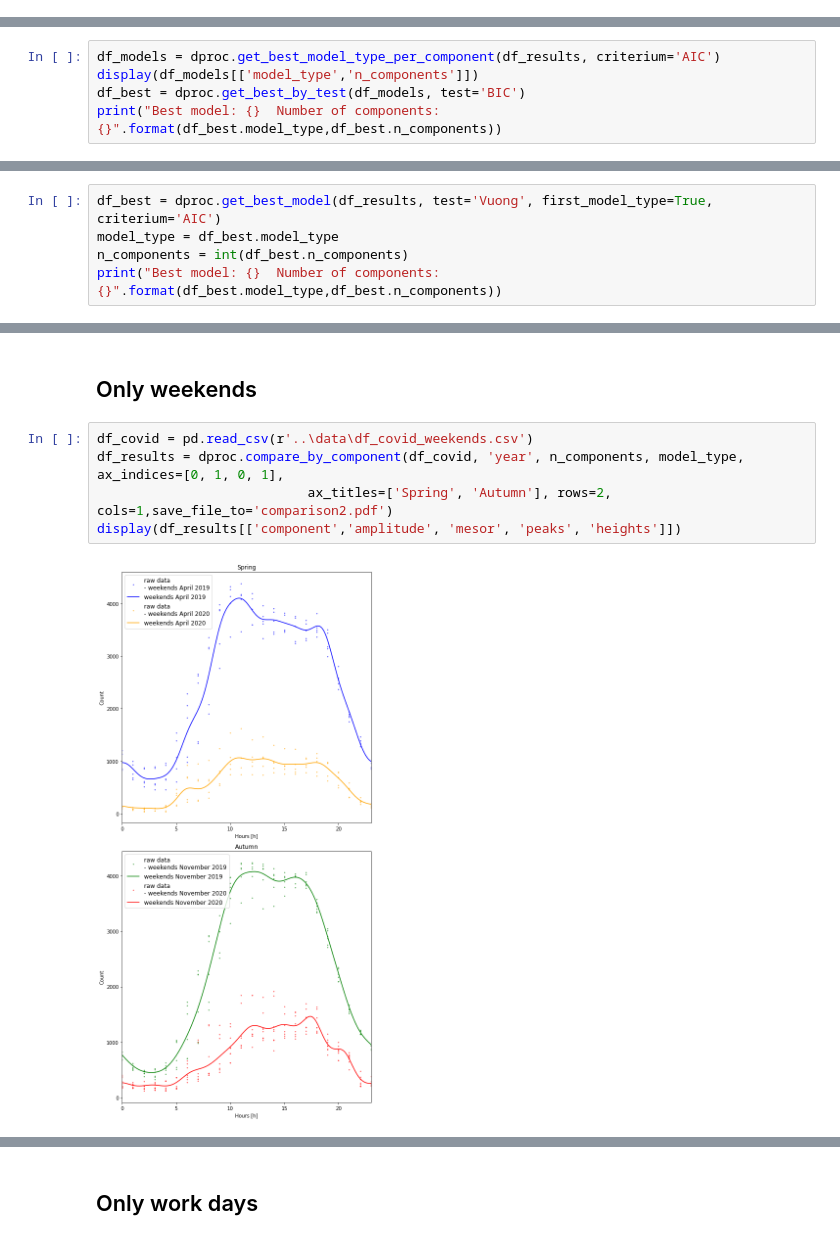
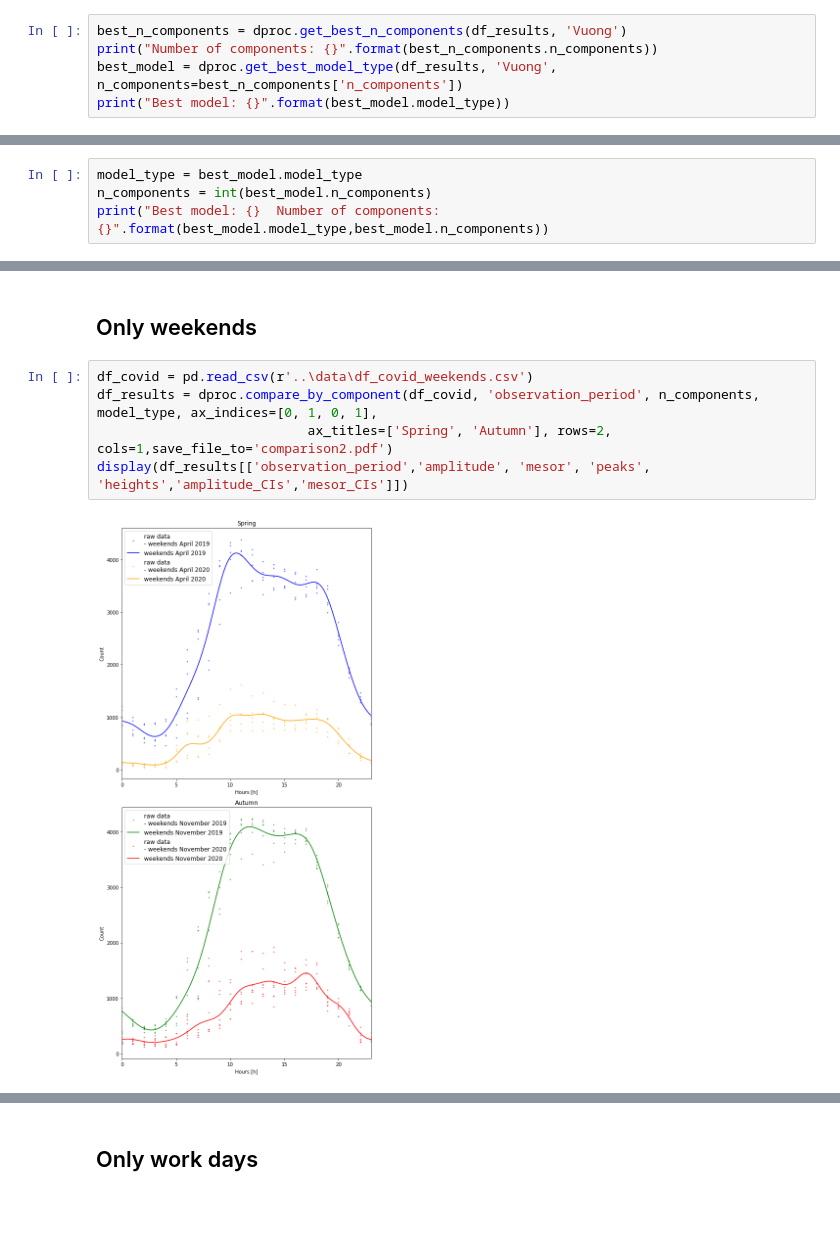
Before and after one commit to ninavelikajne/RhythmCount, a Jupyter notebook: example/traffic_example.ipynb, the cells around one changed output, grey strips where cells are left out. Drawn from its saved outputs; the diff is of its cells as text; blank space fills up the shorter version.

```diff
--- a/example/traffic_example.ipynb
+++ b/example/traffic_example.ipynb
@@ -69,2 +64,7 @@ Best model: gen_poisson  Number of components: 9.0
 # %% [markdown]
 ## First compare by number of components
+# %%
+best_n_components = dproc.get_best_n_components(df_results, 'Vuong')
+print("Number of components: {}".format(best_n_components.n_components))
+best_model = dproc.get_best_model_type(df_results, 'Vuong', n_components=best_n_components['n_components'])
+print("Best model: {}".format(best_model.model_type))
@@ -71,6 +76,5 @@ Best model: gen_poisson  Number of components: 9.0
 # %%
-df_models = dproc.get_best_model_type_per_component(df_results, criterium='AIC')
-display(df_models[['model_type','n_components']])
-df_best = dproc.get_best_by_test(df_models, test='BIC')
-print("Best model: {}  Number of components: {}".format(df_best.model_type,df_best.n_components))
+model_type = best_model.model_type
+n_components = int(best_model.n_components)
+print("Best model: {}  Number of components: {}".format(best_model.model_type,best_model.n_components))
 # %% [output]
@@ -92,5 +81,0 @@ Best model: nb  Number of components: 7.0
-# %%
-df_best = dproc.get_best_model(df_results, test='Vuong', first_model_type=True, criterium='AIC')
-model_type = df_best.model_type
-n_components = int(df_best.n_components)
-print("Best model: {}  Number of components: {}".format(df_best.model_type,df_best.n_components))
@@ -123,8 +106,8 @@ display(df_results[['component','amplitude', 'mesor', 'peaks', 'heights']])
 ## Only weekends
 # %%
 df_covid = pd.read_csv(r'..\data\df_covid_weekends.csv')
-df_results = dproc.compare_by_component(df_covid, 'year', n_components, model_type, ax_indices=[0, 1, 0, 1],
+df_results = dproc.compare_by_component(df_covid, 'observation_period', n_components, model_type, ax_indices=[0, 1, 0, 1],
                            ax_titles=['Spring', 'Autumn'], rows=2, cols=1,save_file_to='comparison2.pdf')
-display(df_results[['component','amplitude', 'mesor', 'peaks', 'heights']])
+display(df_results[['observation_period','amplitude', 'mesor', 'peaks', 'heights','amplitude_CIs','mesor_CIs']])
 # %% [output]
-[figure, old version]
+[figure, new version]
```
Also changed, not shown: parts of 10 cells of this notebook, 10 other files.
